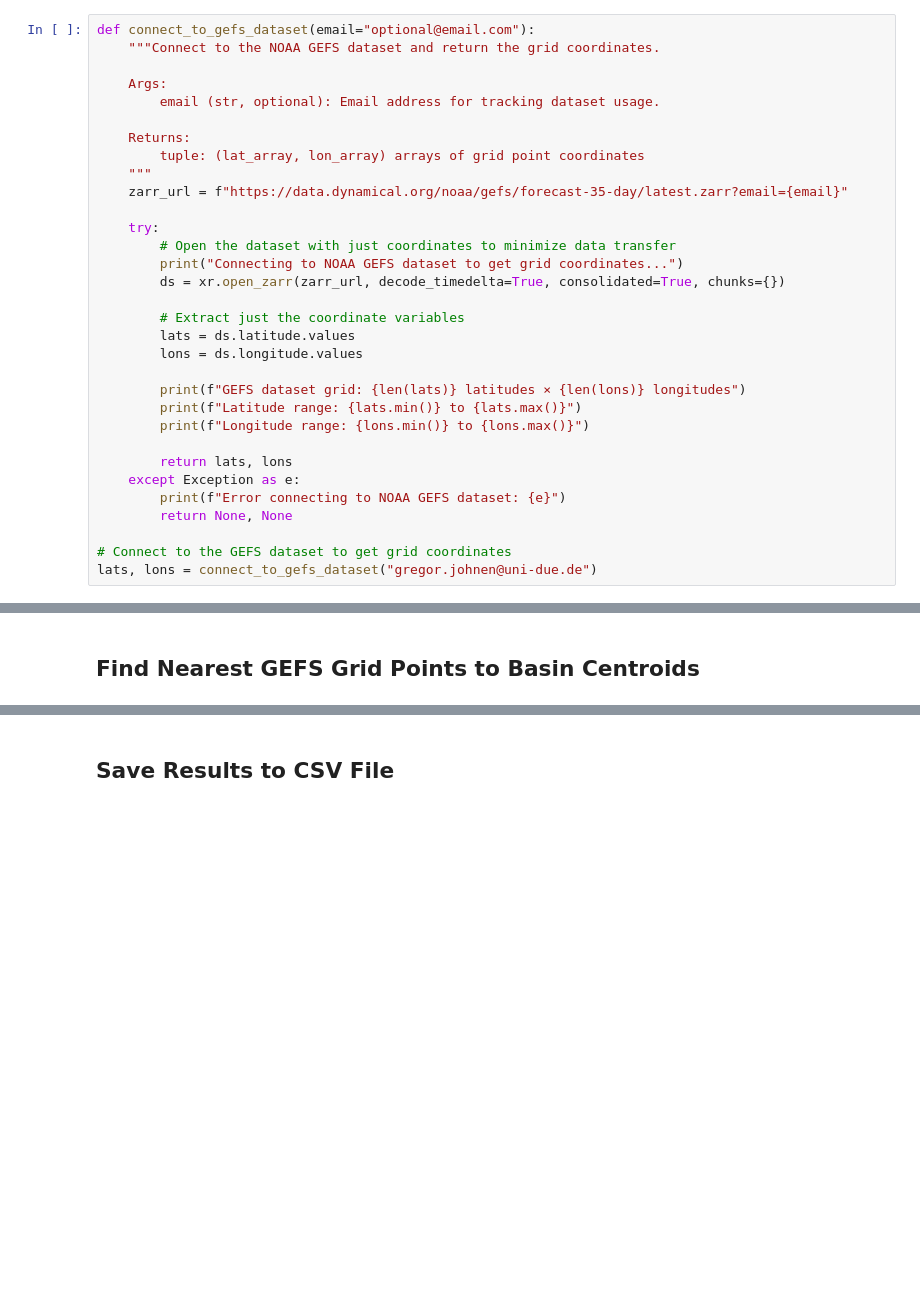
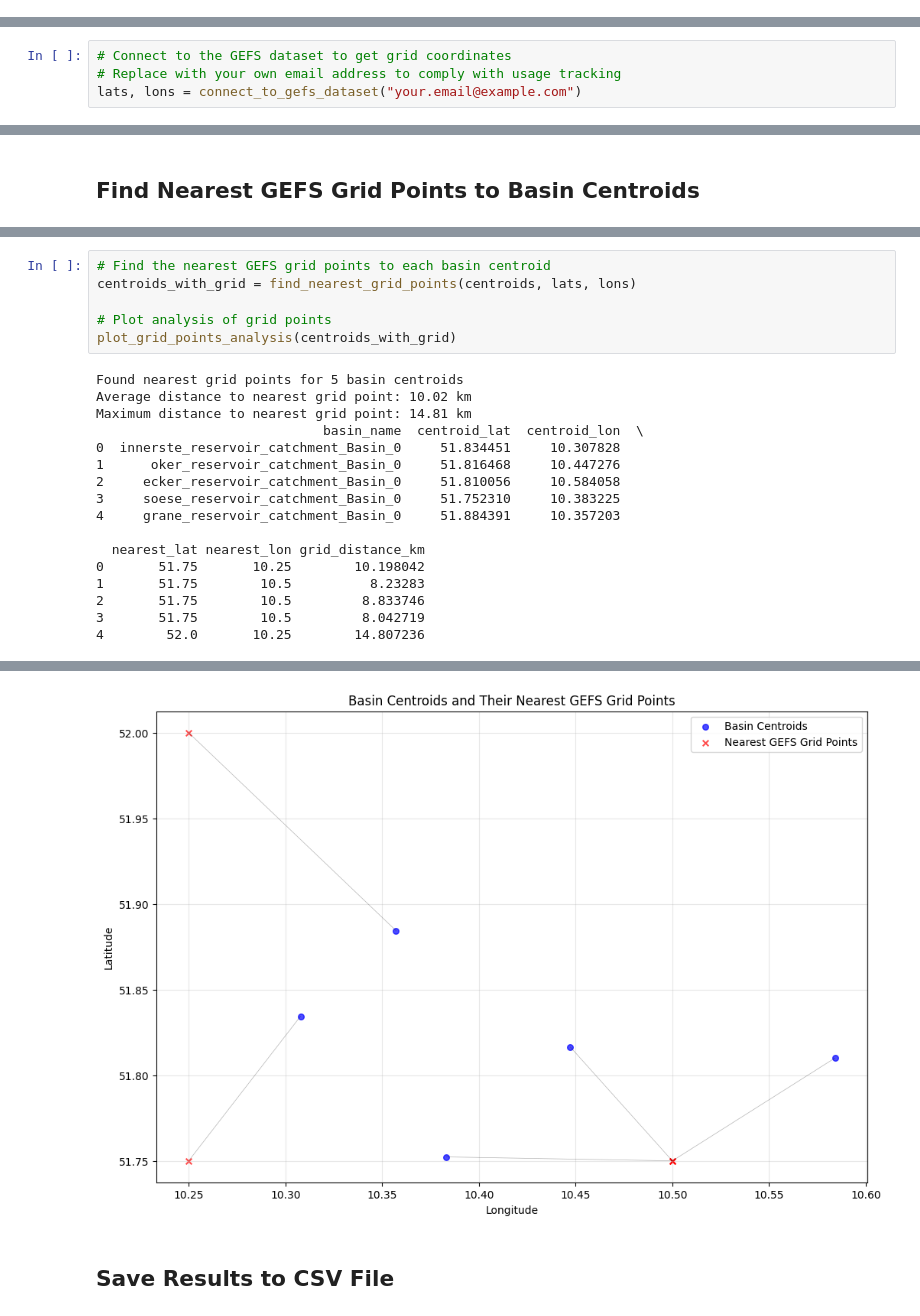
Before and after one commit to gjohnen1/NOAA-GEFS-Forecast-Processing, a Jupyter notebook: notebooks/extract_basin_centroids.ipynb, the cells around one changed output, grey strips where cells are left out. Drawn from its saved outputs; the diff is of its cells as text; blank space fills up the shorter version.

Commit message:
Add functionality to process and visualize basin forecast data

```diff
--- a/src/extract_basin_centroids.ipynb
+++ b/notebooks/extract_basin_centroids.ipynb
@@ -225,34 +114,2 @@ Calculated centroids for 5 basins
 # %% [markdown]
 ## Connect to NOAA GEFS Dataset to Find Grid Points
-# %%
-def connect_to_gefs_dataset(email="optional@email.com"):
-    """Connect to the NOAA GEFS dataset and return the grid coordinates.
-
-    Args:
-        email (str, optional): Email address for tracking dataset usage.
-
-    Returns:
-        tuple: (lat_array, lon_array) arrays of grid point coordinates
-    """
-    zarr_url = f"https://data.dynamical.org/noaa/gefs/forecast-35-day/latest.zarr?email={email}"
-
-    try:
-        # Open the dataset with just coordinates to minimize data transfer
-        print("Connecting to NOAA GEFS dataset to get grid coordinates...")
-        ds = xr.open_zarr(zarr_url, decode_timedelta=True, consolidated=True, chunks={})
-
-        # Extract just the coordinate variables
-        lats = ds.latitude.values
-        lons = ds.longitude.values
-
-        print(f"GEFS dataset grid: {len(lats)} latitudes × {len(lons)} longitudes")
-        print(f"Latitude range: {lats.min()} to {lats.max()}")
-        print(f"Longitude range: {lons.min()} to {lons.max()}")
-
-        return lats, lons
-    except Exception as e:
-        print(f"Error connecting to NOAA GEFS dataset: {e}")
-        return None, None
-
-# Connect to the GEFS dataset to get grid coordinates
-lats, lons = connect_to_gefs_dataset("gregor.johnen@uni-due.de")
@@ -263,0 +116,4 @@ Longitude range: -180.0 to 179.75
+# %%
+# Connect to the GEFS dataset to get grid coordinates
+# Replace with your own email address to comply with usage tracking
+lats, lons = connect_to_gefs_dataset("your.email@example.com")
@@ -380,0 +127,23 @@ Maximum distance to nearest grid point: 14.81 km
+# %%
+# Find the nearest GEFS grid points to each basin centroid
+centroids_with_grid = find_nearest_grid_points(centroids, lats, lons)
+
+# Plot analysis of grid points
+plot_grid_points_analysis(centroids_with_grid)
+# %% [output]
+Found nearest grid points for 5 basin centroids
+Average distance to nearest grid point: 10.02 km
+Maximum distance to nearest grid point: 14.81 km
+                             basin_name  centroid_lat  centroid_lon  \
+0  innerste_reservoir_catchment_Basin_0     51.834451     10.307828
+1      oker_reservoir_catchment_Basin_0     51.816468     10.447276
+2     ecker_reservoir_catchment_Basin_0     51.810056     10.584058
+3     soese_reservoir_catchment_Basin_0     51.752310     10.383225
+4     grane_reservoir_catchment_Basin_0     51.884391     10.357203
+
+  nearest_lat nearest_lon grid_distance_km
+0       51.75       10.25        10.198042
+1       51.75        10.5          8.23283
+2       51.75        10.5         8.833746
+3       51.75        10.5         8.042719
+4        52.0       10.25        14.807236
@@ -381,2 +151,3 @@ Maximum distance to nearest grid point: 14.81 km
+[figure, added]
 # %% [markdown]
 ## Save Results to CSV File
```
Also changed, not shown: parts of 12 cells of this notebook.
